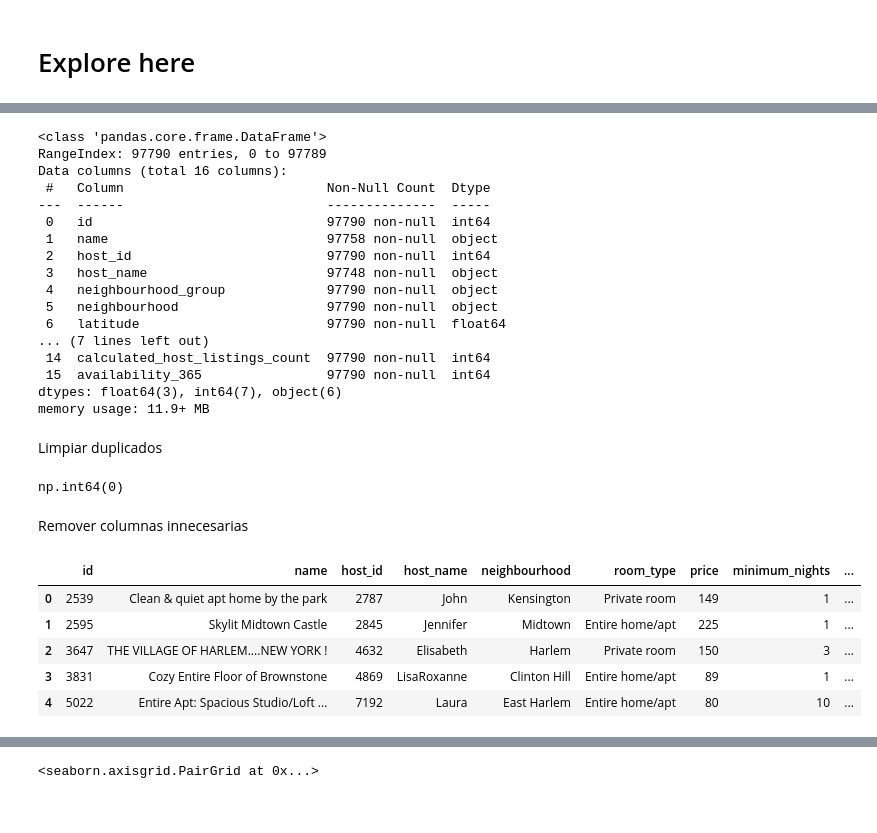
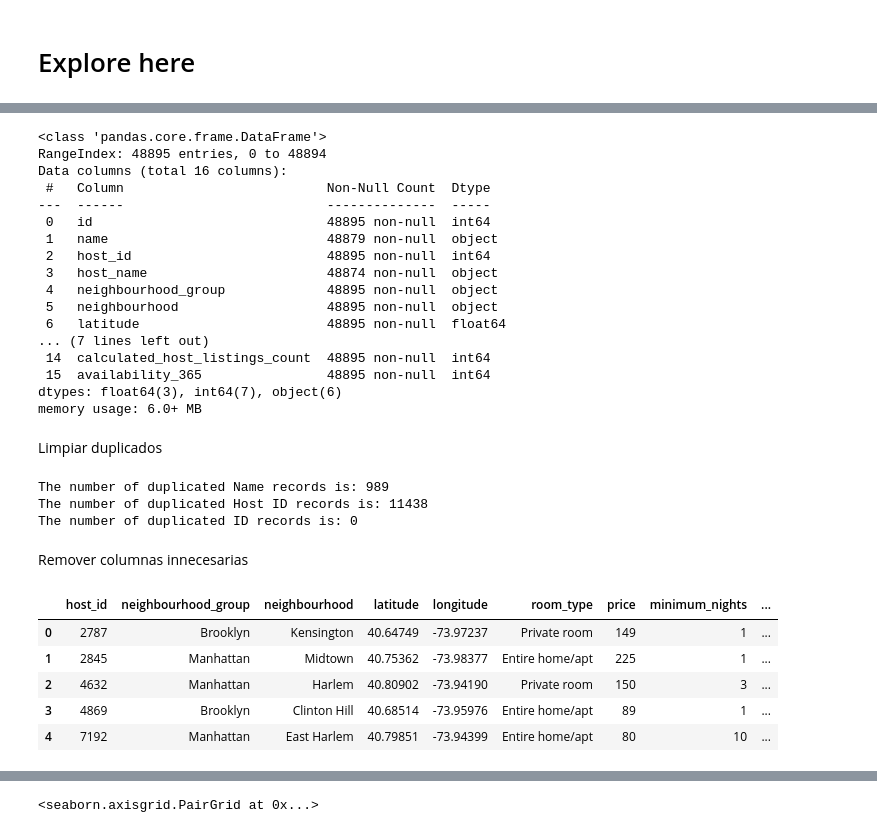
Before and after one commit to erickelrojo22/machine-learning-python-template, a Jupyter notebook: src/explore.ipynb, the cells around one changed output, grey strips where cells are left out. Drawn from its saved outputs; the diff is of its cells as text; code cells hidden in the pictures.

```diff
--- a/src/explore.ipynb
+++ b/src/explore.ipynb
@@ -20,0 +3,5 @@ total_data.head()
+# %%
+import pandas as pd
+
+total_data = pd.read_csv("https://raw.githubusercontent.com/4GeeksAcademy/data-preprocessing-project-tutorial/main/AB_NYC_2019.csv")
+total_data.head()
@@ -26,39 +22,42 @@ total_data.shape
 total_data.info()
 # %% [output]
 <class 'pandas.core.frame.DataFrame'>
-RangeIndex: 97790 entries, 0 to 97789
+RangeIndex: 48895 entries, 0 to 48894
 Data columns (total 16 columns):
  #   Column                          Non-Null Count  Dtype
 ---  ------                          --------------  -----
- 0   id                              97790 non-null  int64
- 1   name                            97758 non-null  object
- 2   host_id                         97790 non-null  int64
- 3   host_name                       97748 non-null  object
- 4   neighbourhood_group             97790 non-null  object
- 5   neighbourhood                   97790 non-null  object
- 6   latitude                        97790 non-null  float64
+ 0   id                              48895 non-null  int64
+ 1   name                            48879 non-null  object
+ 2   host_id                         48895 non-null  int64
+ 3   host_name                       48874 non-null  object
+ 4   neighbourhood_group             48895 non-null  object
+ 5   neighbourhood                   48895 non-null  object
+ 6   latitude                        48895 non-null  float64
 ... (7 lines left out)
- 14  calculated_host_listings_count  97790 non-null  int64
- 15  availability_365                97790 non-null  int64
+ 14  calculated_host_listings_count  48895 non-null  int64
+ 15  availability_365                48895 non-null  int64
 dtypes: float64(3), int64(7), object(6)
-memory usage: 11.9+ MB
+memory usage: 6.0+ MB
 # %% [markdown]
 Limpiar duplicados
-# %%
-total_data.drop(total_data, axis = 1).duplicated().sum()
-#ningun valor duplicado
-# %% [output]
-np.int64(0)
+# %%
+print(f"The number of duplicated Name records is: {total_data['name'].duplicated().sum()}")
+print(f"The number of duplicated Host ID records is: {total_data['host_id'].duplicated().sum()}")
+print(f"The number of duplicated ID records is: {total_data['id'].duplicated().sum()}")
+# %% [output]
+The number of duplicated Name records is: 989
+The number of duplicated Host ID records is: 11438
+The number of duplicated ID records is: 0
 # %% [markdown]
 Remover columnas innecesarias
 # %%
-total_data.drop(['last_review','reviews_per_month','availability_365','latitude','longitude','neighbourhood_group'], axis = 1, inplace = True)
+total_data.drop(["id", "name", "host_name", "last_review", "reviews_per_month"], axis = 1, inplace = True)
 total_data.head()
 # %% [output]
-|  | id | name | host_id | host_name | neighbourhood | room_type | price | minimum_nights | ... |
-| 0 | 2539 | Clean & quiet apt home by the park | 2787 | John | Kensington | Private room | 149 | 1 | ... |
-| 1 | 2595 | Skylit Midtown Castle | 2845 | Jennifer | Midtown | Entire home/apt | 225 | 1 | ... |
-| 2 | 3647 | THE VILLAGE OF HARLEM....NEW YORK ! | 4632 | Elisabeth | Harlem | Private room | 150 | 3 | ... |
-| 3 | 3831 | Cozy Entire Floor of Brownstone | 4869 | LisaRoxanne | Clinton Hill | Entire home/apt | 89 | 1 | ... |
-| 4 | 5022 | Entire Apt: Spacious Studio/Loft ... | 7192 | Laura | East Harlem | Entire home/apt | 80 | 10 | ... |
+|  | host_id | neighbourhood_group | neighbourhood | latitude | longitude | room_type | price | minimum_nights | ... |
+| 0 | 2787 | Brooklyn | Kensington | 40.64749 | -73.97237 | Private room | 149 | 1 | ... |
+| 1 | 2845 | Manhattan | Midtown | 40.75362 | -73.98377 | Entire home/apt | 225 | 1 | ... |
+| 2 | 4632 | Manhattan | Harlem | 40.80902 | -73.94190 | Private room | 150 | 3 | ... |
+| 3 | 4869 | Brooklyn | Clinton Hill | 40.68514 | -73.95976 | Entire home/apt | 89 | 1 | ... |
+| 4 | 7192 | Manhattan | East Harlem | 40.79851 | -73.94399 | Entire home/apt | 80 | 10 | ... |
 # %% [markdown]
```
Also changed, not shown: parts of 39 cells of this notebook, 3 other files.
